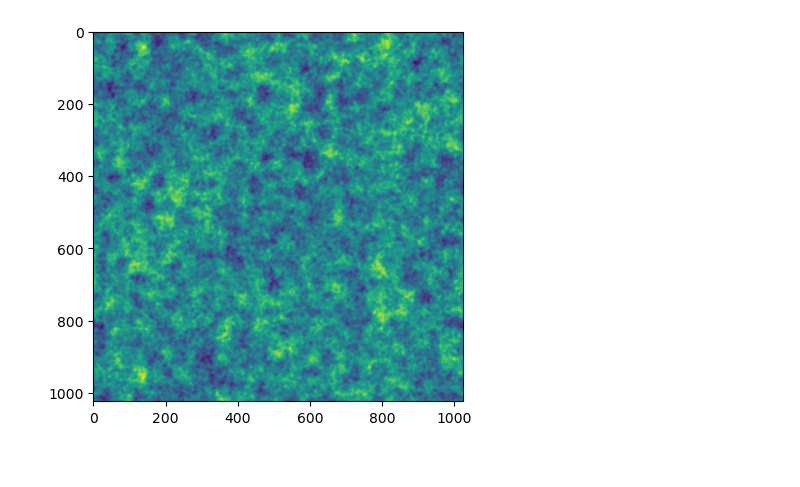
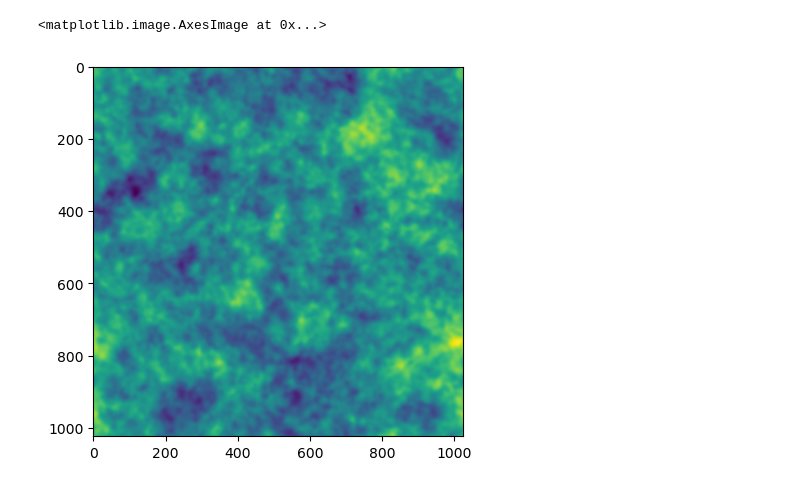
Before and after one commit to antolonappan/cmbml, a Jupyter notebook: cmb.ipynb, the cells around one changed output. Drawn from its saved outputs; the diff is of its cells as text; code cells hidden in the pictures.

```diff
--- a/cmb.ipynb
+++ b/cmb.ipynb
@@ -48,7 +9,7 @@ class CMBspectra:
 cmb = CMBspectra(lmax=3000)
 # %%
 N = 2**10
-pix_size  = 1.5
+pix_size  = .5
 c_min = -400
 c_max = 400
 X_width = N*pix_size/60.
@@ -240,31 +59,26 @@ plt.show()
 # %%
 ell = cmb.ell
 # %%
-# Let's make this more like a real experiment by convolving with a beam and adding noise
 
-# Beam
 beam_arcmin = 1.4
-def gauss_beam(ell,fwhm):
-    # A gaussian beam transfer function (map-space, i.e. one power)
-    tht_fwhm = np.deg2rad(fwhm / 60.)
-    return np.exp(-(tht_fwhm**2.)*(ell**2.) / (16.*np.log(2.)))
-# Evaluate the beam on an isotropic Fourier grid
+
+
 kbeam2d = gauss_beam(modlmap,beam_arcmin)
-# Filter the map to convolve it with a beam
+
 beamed = filter_map(lensed,kbeam2d)
 
-# Noise
-noise_uk_arcmin = 1.5 # CMB-S4 level white noise
-# White noise
+
+noise_uk_arcmin = 1.5
+
 Clnoise = (noise_uk_arcmin*np.pi/180./60.)**2.
 Dlnoise = Clnoise*np.ones(ell.size)
-# Make a GRF noise map
+
 noise_map = cl2map(N,pix_size,ell,Dlnoise)
 
-# The observed map
+
 observed = beamed + noise_map
 
 plt.imshow(observed)
-plt.show()
 # %% [output]
+<matplotlib.image.AxesImage at 0x...>
-[figure, old version]
+[figure, new version]
```
Also changed, not shown: parts of 18 cells of this notebook.
